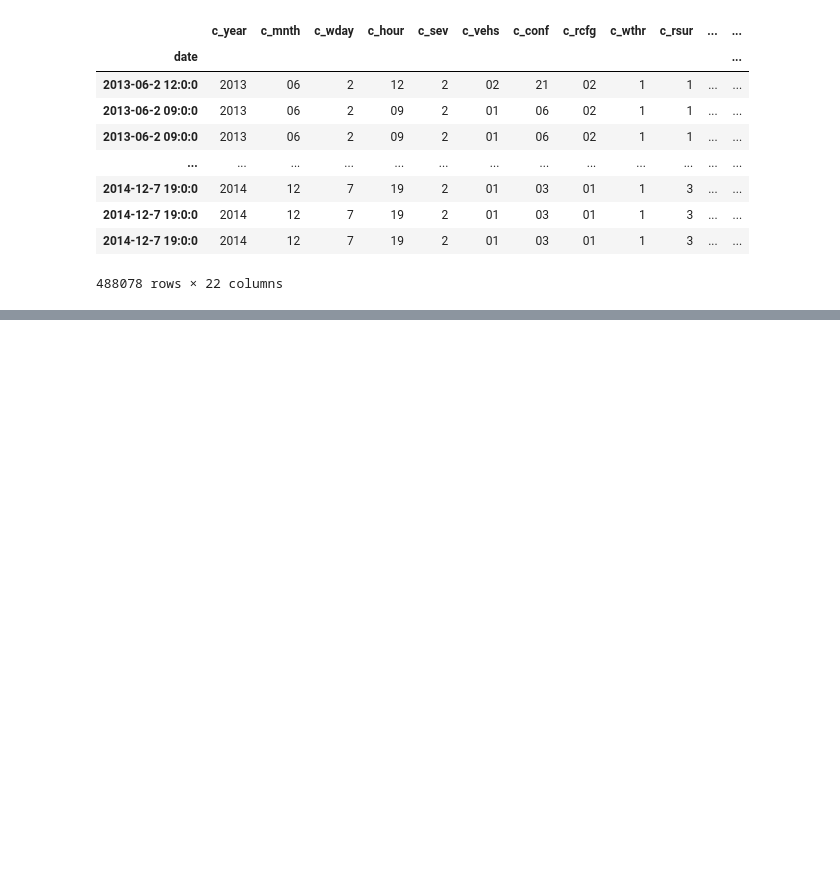
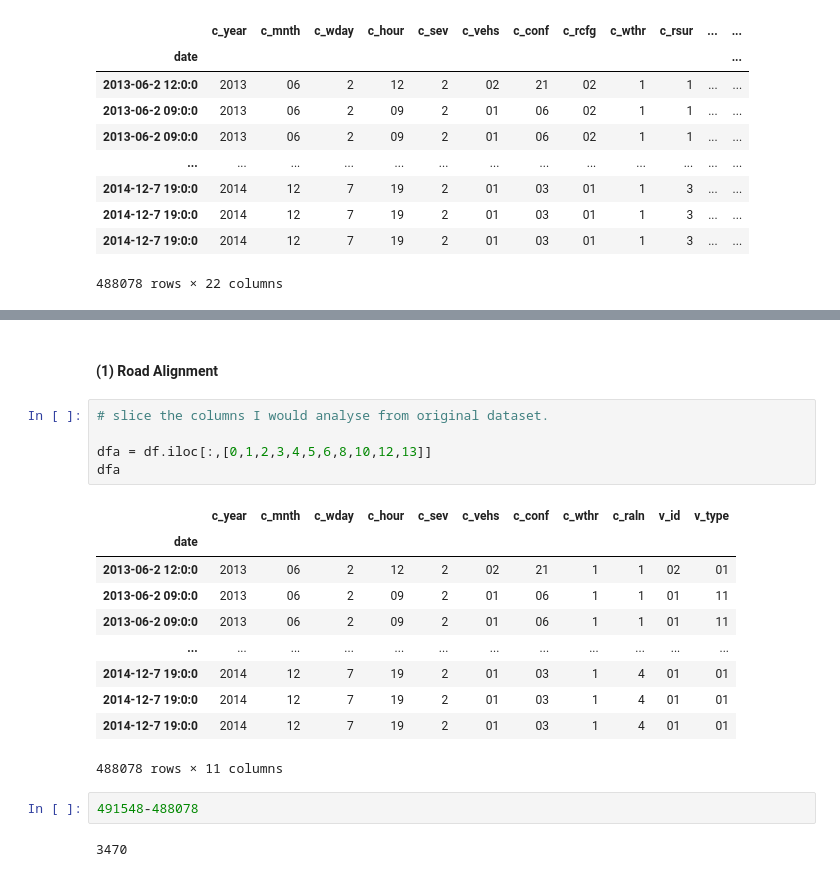
Before and after one commit to rynho/3250-G3, a Jupyter notebook: jupyterNB/G3_Project.ipynb, the cells around one changed output, grey strips where cells are left out. Saved outputs shown, nothing was run; the diff lists cells and outputs as text; blank space fills up the shorter version.

Commit message:
prepare columns for Ryan's analysis.

```diff
--- a/jupyterNB/G3_Project.ipynb
+++ b/jupyterNB/G3_Project.ipynb
@@ -149,0 +179,22 @@ dfa[dfa['c_vehs'].isnull()]
+# %% [markdown]
+#### (1) Road Alignment
+# %%
+# slice the columns I would analyse from original dataset.
+
+dfa = df.iloc[:,[0,1,2,3,4,5,6,8,10,12,13]]
+dfa
+# %% [output]
+|  | c_year | c_mnth | c_wday | c_hour | c_sev | c_vehs | c_conf | c_wthr | c_raln | v_id | v_type |
+| date |  |  |  |  |  |  |  |  |  |  |  |
+| 2013-06-2 12:0:0 | 2013 | 06 | 2 | 12 | 2 | 02 | 21 | 1 | 1 | 02 | 01 |
+| 2013-06-2 09:0:0 | 2013 | 06 | 2 | 09 | 2 | 01 | 06 | 1 | 1 | 01 | 11 |
+| 2013-06-2 09:0:0 | 2013 | 06 | 2 | 09 | 2 | 01 | 06 | 1 | 1 | 01 | 11 |
+| ... | ... | ... | ... | ... | ... | ... | ... | ... | ... | ... | ... |
+| 2014-12-7 19:0:0 | 2014 | 12 | 7 | 19 | 2 | 01 | 03 | 1 | 4 | 01 | 01 |
+| 2014-12-7 19:0:0 | 2014 | 12 | 7 | 19 | 2 | 01 | 03 | 1 | 4 | 01 | 01 |
+| 2014-12-7 19:0:0 | 2014 | 12 | 7 | 19 | 2 | 01 | 03 | 1 | 4 | 01 | 01 |
+488078 rows × 11 columns
+# %%
+491548-488078
+# %% [output]
+3470
```
Also changed, not shown: parts of 7 cells of this notebook.
